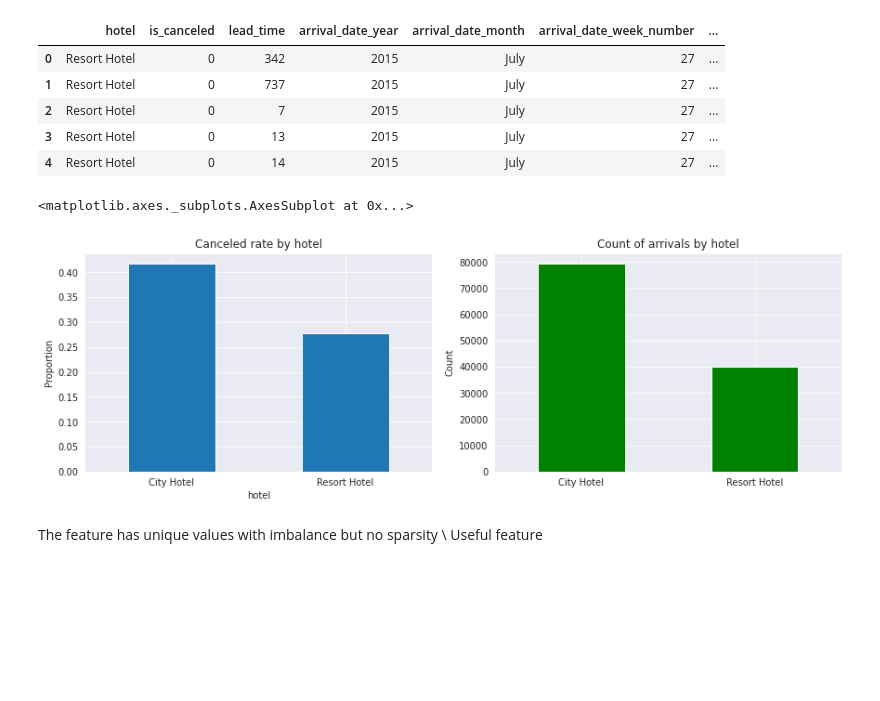
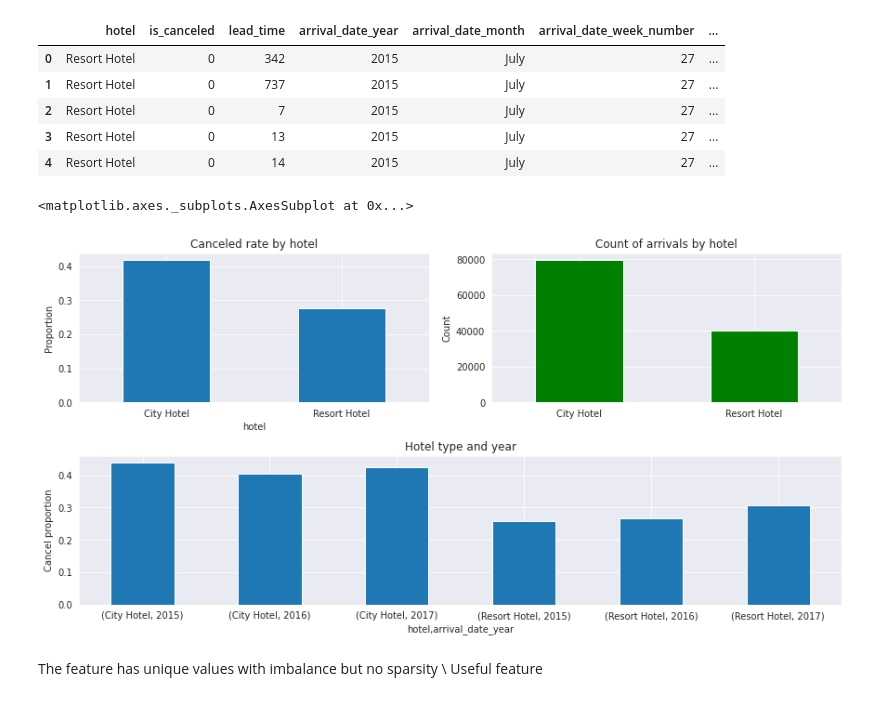
Before and after one commit to suchirmm/hotel-booking, a Jupyter notebook: hotel_booking_analysis.ipynb, the cells around one changed output. Saved outputs shown, nothing was run; the diff lists cells and outputs as text; code cells hidden in the pictures; blank space fills up the shorter version.

```diff
--- a/hotel_booking_analysis.ipynb
+++ b/hotel_booking_analysis.ipynb
@@ -430,20 +519,27 @@ df.head()
 | 3 | Resort Hotel | 0 | 13 | 2015 | July | 27 | ... |
 | 4 | Resort Hotel | 0 | 14 | 2015 | July | 27 | ... |
 # %%
-# Cancelation rate by year
-
-fig , (ax1 , ax2) = plt.subplots(1,2, constrained_layout = True)
+fig = plt.figure(constrained_layout=True)
 
 fig.set_figwidth(12)
+fig.set_figheight(6)
+
+gs = GridSpec(2, 2, figure=fig)
+ax1 = fig.add_subplot(gs[0, 0])
+# identical to ax1 = plt.subplot(gs.new_subplotspec((0, 0), colspan=3))
+ax2 = fig.add_subplot(gs[0, 1])
+ax3 = fig.add_subplot(gs[1, :])
 
 df.groupby('hotel')['is_canceled'].mean().plot.bar(ax = ax1, rot = 0,
                                                    ylabel ='Proportion',
                                                    title ='Canceled rate by hotel')
 df['hotel'].value_counts().plot.bar(ax = ax2, rot = 0, color = 'green',
                                     ylabel = 'Count', title = 'Count of arrivals by hotel')
+df.groupby(['hotel', 'arrival_date_year'])['is_canceled']\
+.mean().plot.bar(ax = ax3, rot =0, title = 'Hotel type and year', ylabel = 'Cancel proportion')
 # %% [output]
 <matplotlib.axes._subplots.AxesSubplot at 0x...>
-[figure, old version]
+[figure, new version]
 # %% [markdown]
 The feature has unique values with imbalance but no sparsity \\
 Useful feature
```
Also changed, not shown: parts of 27 cells of this notebook.
